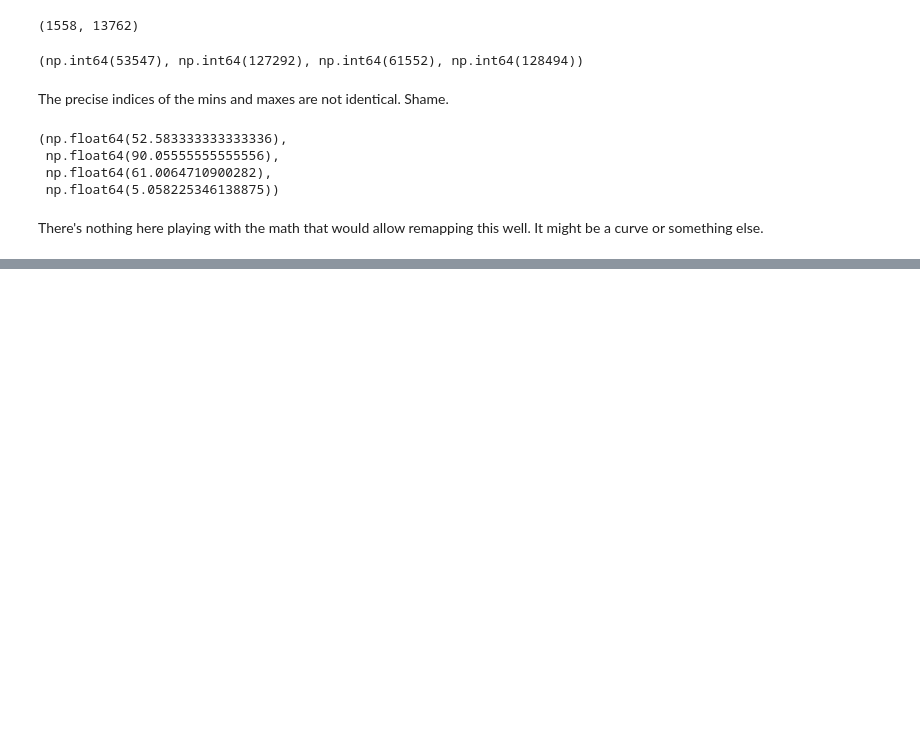
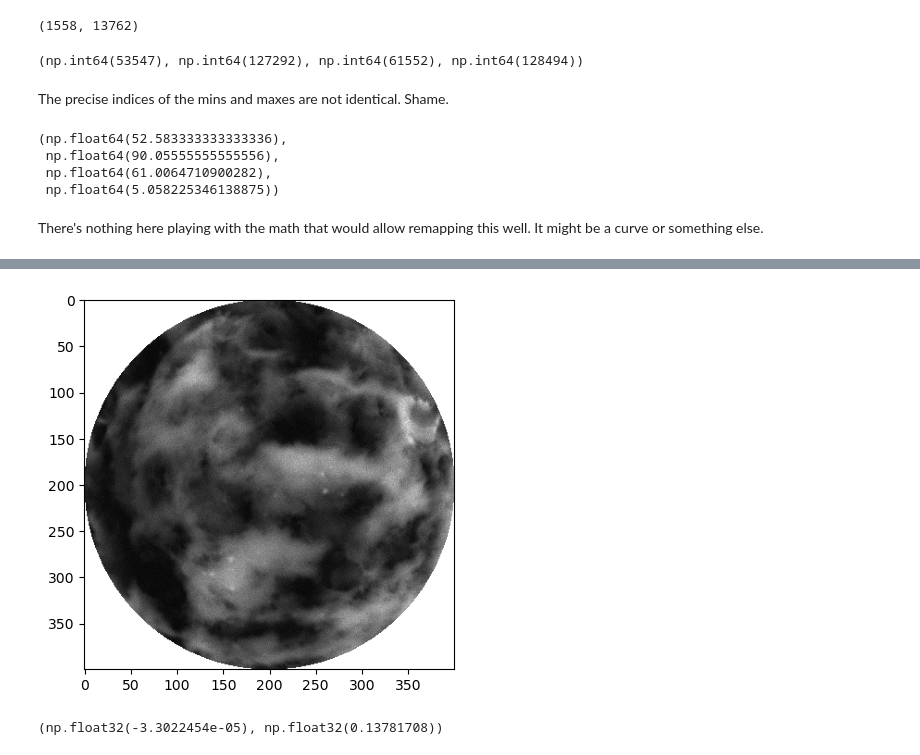
Before and after one commit to jfreuden/allsky-light-pollution, a Jupyter notebook: notebooks/exploratory/study-fit-vs-jpg-calibration.ipynb, the cells around one changed output, grey strips where cells are left out. Saved outputs shown, nothing was run; the diff lists cells and outputs as text; code cells hidden in the pictures; blank space fills up the shorter version.

Commit message:
Add affine transform trial in the fit/jpg study

```diff
--- a/notebooks/exploratory/study-fit-vs-jpg-calibration.ipynb
+++ b/notebooks/exploratory/study-fit-vs-jpg-calibration.ipynb
@@ -240,0 +271,34 @@ There's nothing here playing with the math that would allow remapping this well.
+# %%
+_ = plt.imshow((masked_fits / mask_image(linear_jpg_red)), cmap="gray")
+# %% [output]
+[figure, added]
+# %%
+def srgb_to_linear(arr):
+    arr = np.asarray(arr, dtype=np.float32) / 255.0
+    return np.where(
+        arr <= 0.04045,
+        arr / 12.92,
+        ((arr + 0.055) / 1.055) ** 2.4,
+    )
+
+jpg_linear = srgb_to_linear(jpg_data)
+jpg_red = jpg_linear[:, :, 0]
+
+mask = ~((x >= 0) & (x < 80) & (y >= 0) & (y < 80))
+mask &= ~((x >= 0) & (x < 80) & (y >= 450) & (y < 480))
+
+valid = ~mask
+fits_vals = fits_data[valid].astype(np.float32)
+jpg_vals = jpg_red[valid].astype(np.float32)
+
+# Solve jpg ≈ a * fits + b
+A = np.column_stack([fits_vals, np.ones_like(fits_vals)])
+a, b = np.linalg.lstsq(A, jpg_vals, rcond=None)[0]
+
+# Apply transform
+jpg_fit_est = a * fits_data.astype(np.float32) + b
+jpg_fit_est = np.clip(jpg_fit_est, 0, 1)
+
+a, b
+# %% [output]
+(np.float32(-3.3022454e-05), np.float32(0.13781708))
```
Also changed, not shown: parts of 8 cells of this notebook.
